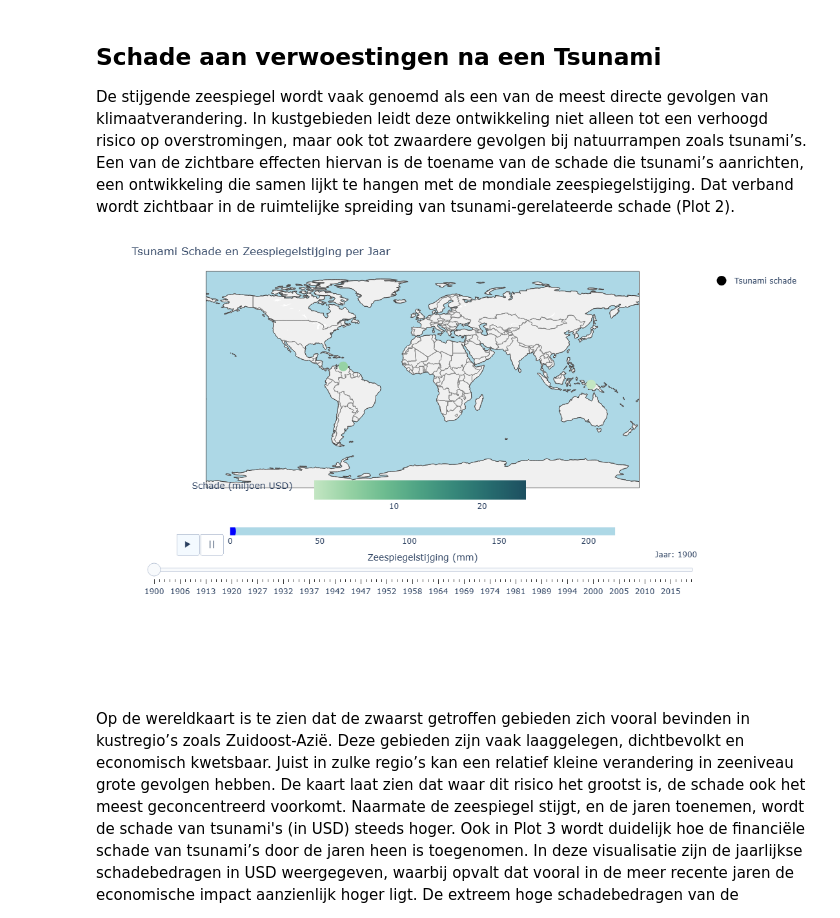
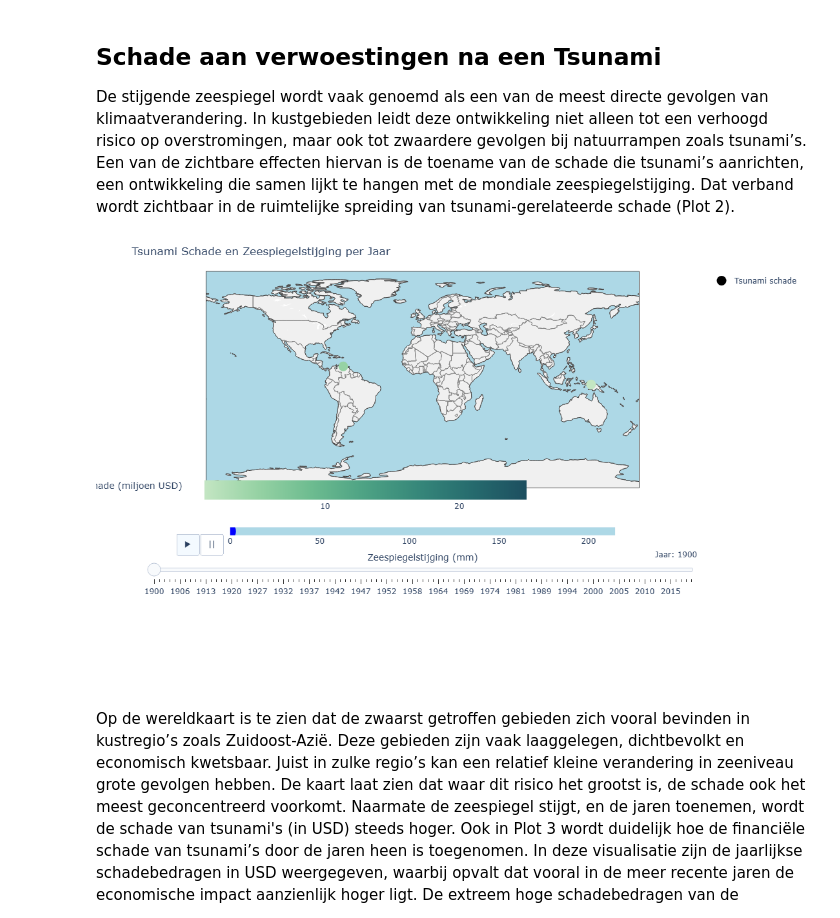
Before and after one commit to roosz/informatievisualisatie, a Jupyter notebook: _build/jupyter_execute/docs/voorindatasory.ipynb, the cells around one changed output. Drawn from its saved outputs; the diff is of its cells as text; code cells hidden in the pictures.

```diff
--- a/_build/jupyter_execute/docs/voorindatasory.ipynb
+++ b/_build/jupyter_execute/docs/voorindatasory.ipynb
@@ -314,8 +314,8 @@ fig.update_layout(
             yanchor='bottom',
             y=0.38,
             xanchor='center',
-            x=0.4,
-            len=0.6,
+            x=0.3,
+            len=0.8,
             tickmode='array',
             tickvals=schade_ticks,
             tickfont=dict(size=12)
@@ -360,34 +360,34 @@ fig.update_layout(
                 method='animate',
                 args=[None, {'frame': {'duration': 600, 'redraw': True}, 'fromcurrent': True}],
                 label='▶︎'
             ),
             dict(
                 method='animate',
                 args=[[None], {'frame': {'duration': 0, 'redraw': False}, 'mode': 'immediate'}],
                 label='||'
             )
         ]
     )],
 
     sliders=[{
         "currentvalue": {"prefix": "Jaar: ", "visible": True, "xanchor": "right"},
         "steps": [{
             "args": [[str(year)], {"frame": {"duration": 800, "redraw": True}, "mode": "immediate"}],
             "label": str(year),
             "method": "animate"
         } for year in years],
         "x": 0,
         "y": 0.35,
         "len": 1.0,
         "xanchor": "left",
         "yanchor": "top",
         "pad": {"b": 5, "t": 30},
     }]
 )
 
 fig.show()
 # %% [output]
-[figure, old version]
+[figure, new version]
 # %% [markdown]
 Op de wereldkaart is te zien dat de zwaarst getroffen gebieden zich vooral bevinden in kustregio’s zoals Zuidoost-Azië. Deze gebieden zijn vaak laaggelegen, dichtbevolkt en economisch kwetsbaar. Juist in zulke regio’s kan een relatief kleine verandering in zeeniveau grote gevolgen hebben. De kaart laat zien dat waar dit risico het grootst is, de schade ook het meest geconcentreerd voorkomt. Naarmate de zeespiegel stijgt, en de jaren toenemen, wordt de schade van tsunami's (in USD) steeds hoger.
 Ook in Plot 3 wordt duidelijk hoe de financiële schade van tsunami’s door de jaren heen is toegenomen. In deze visualisatie zijn de jaarlijkse schadebedragen in USD weergegeven, waarbij opvalt dat vooral in de meer recente jaren de economische impact aanzienlijk hoger ligt. De extreem hoge schadebedragen van de tsunami’s in 2004 en 2011 zijn uit de grafiek verwijderd, omdat deze uitschieters de schaal zo beïnvloedden dat de overige gegevens minder goed zichtbaar werden.
```
Also changed, not shown: 6 other files.
